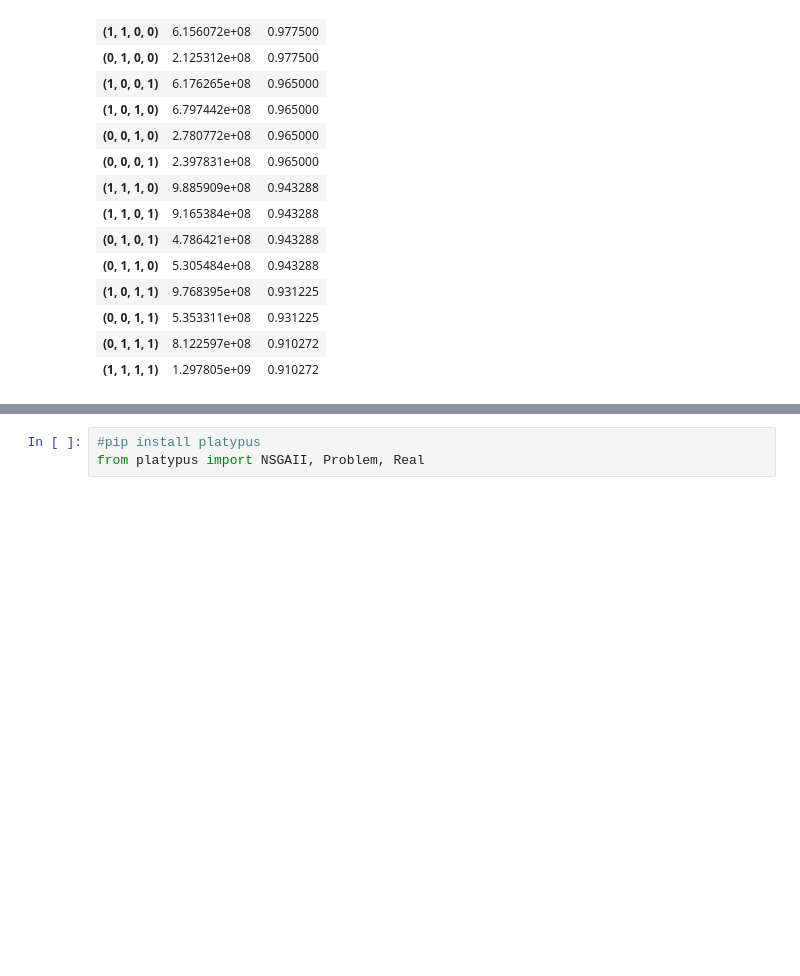
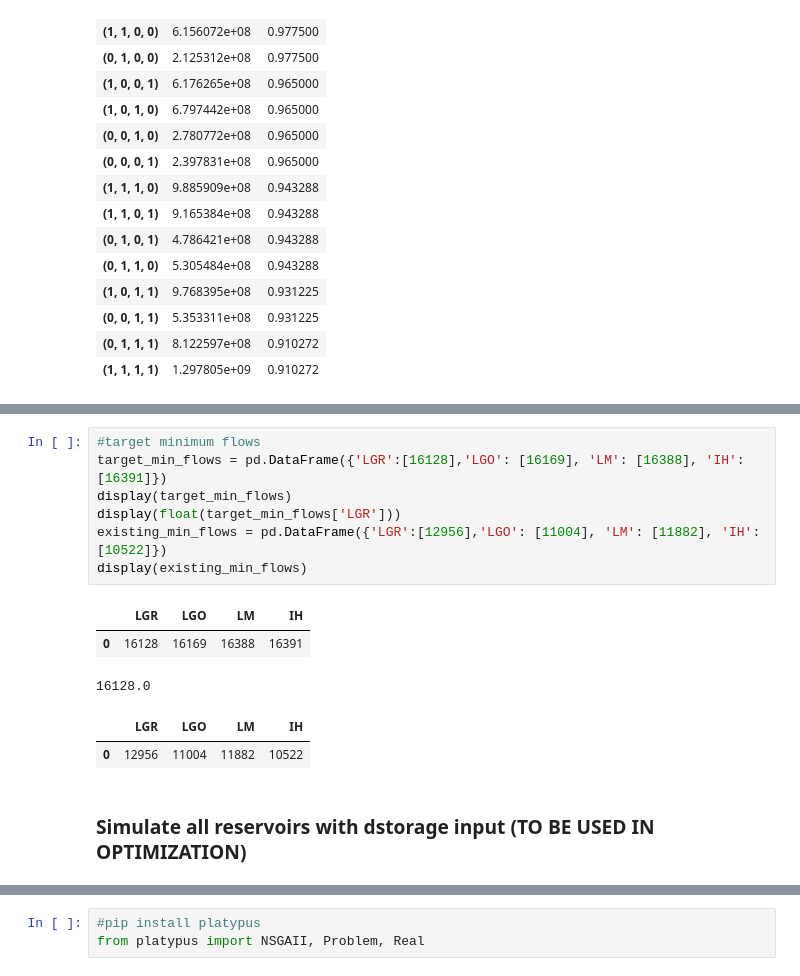
Before and after one commit to clairewang23/columbia_river_model, a Jupyter notebook: Model for Reservoir 3.ipynb, the cells around one changed output, grey strips where cells are left out. Drawn from its saved outputs; the diff is of its cells as text; blank space fills up the shorter version.

```diff
--- a/Model for Reservoir 3.ipynb
+++ b/Model for Reservoir 3.ipynb
@@ -292,0 +331,15 @@ display(results.sort_values(by = 'Fish Pass',ascending=False))
+# %%
+#target minimum flows
+target_min_flows = pd.DataFrame({'LGR':[16128],'LGO': [16169], 'LM': [16388], 'IH':	[16391]})
+display(target_min_flows)
+display(float(target_min_flows['LGR']))
+existing_min_flows = pd.DataFrame({'LGR':[12956],'LGO': [11004], 'LM': [11882], 'IH': [10522]})
+display(existing_min_flows)
+# %% [output]
+|  | LGR | LGO | LM | IH |
+| 0 | 16128 | 16169 | 16388 | 16391 |
+16128.0
+|  | LGR | LGO | LM | IH |
+| 0 | 12956 | 11004 | 11882 | 10522 |
+# %% [markdown]
+### Simulate all reservoirs with dstorage input (TO BE USED IN OPTIMIZATION)
```
Also changed, not shown: parts of 10 cells of this notebook.
